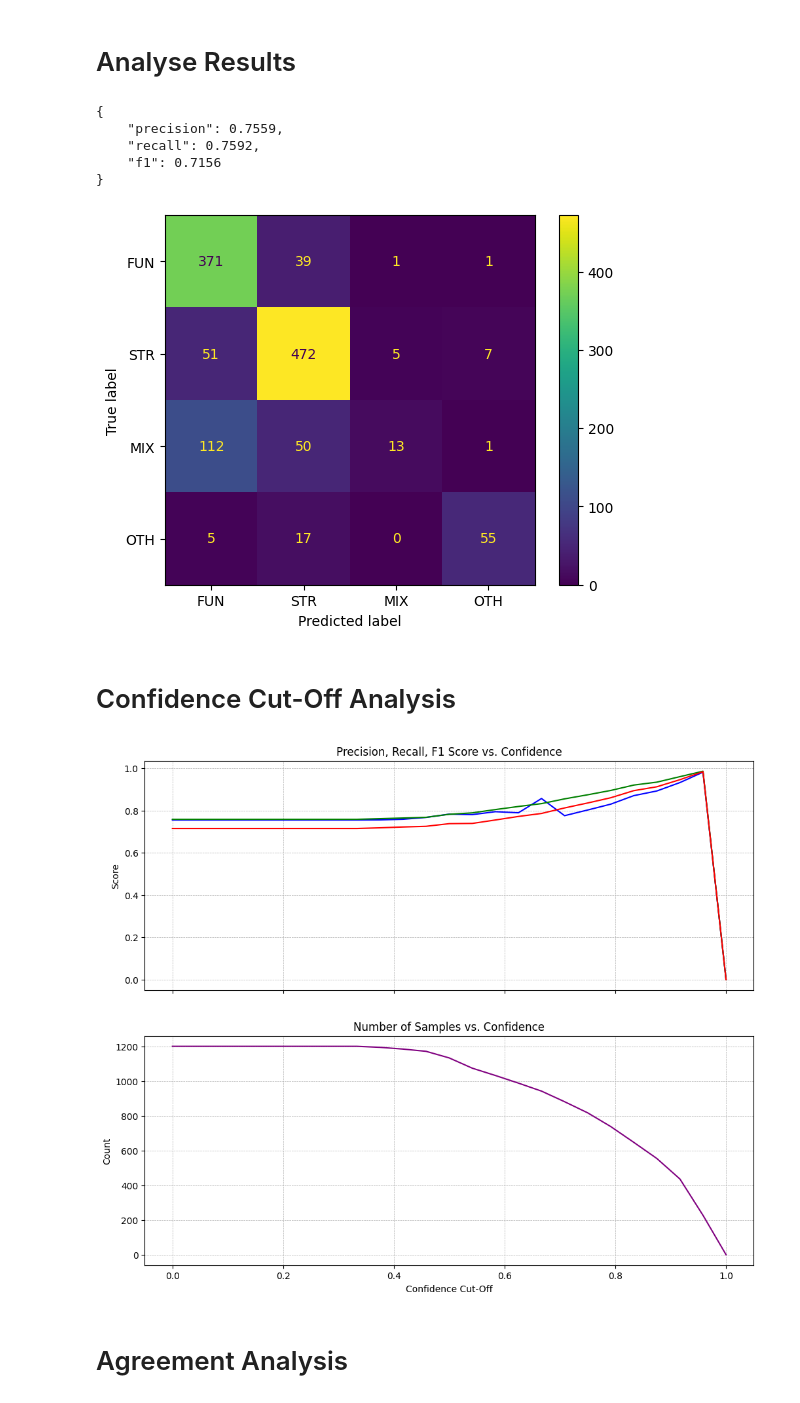
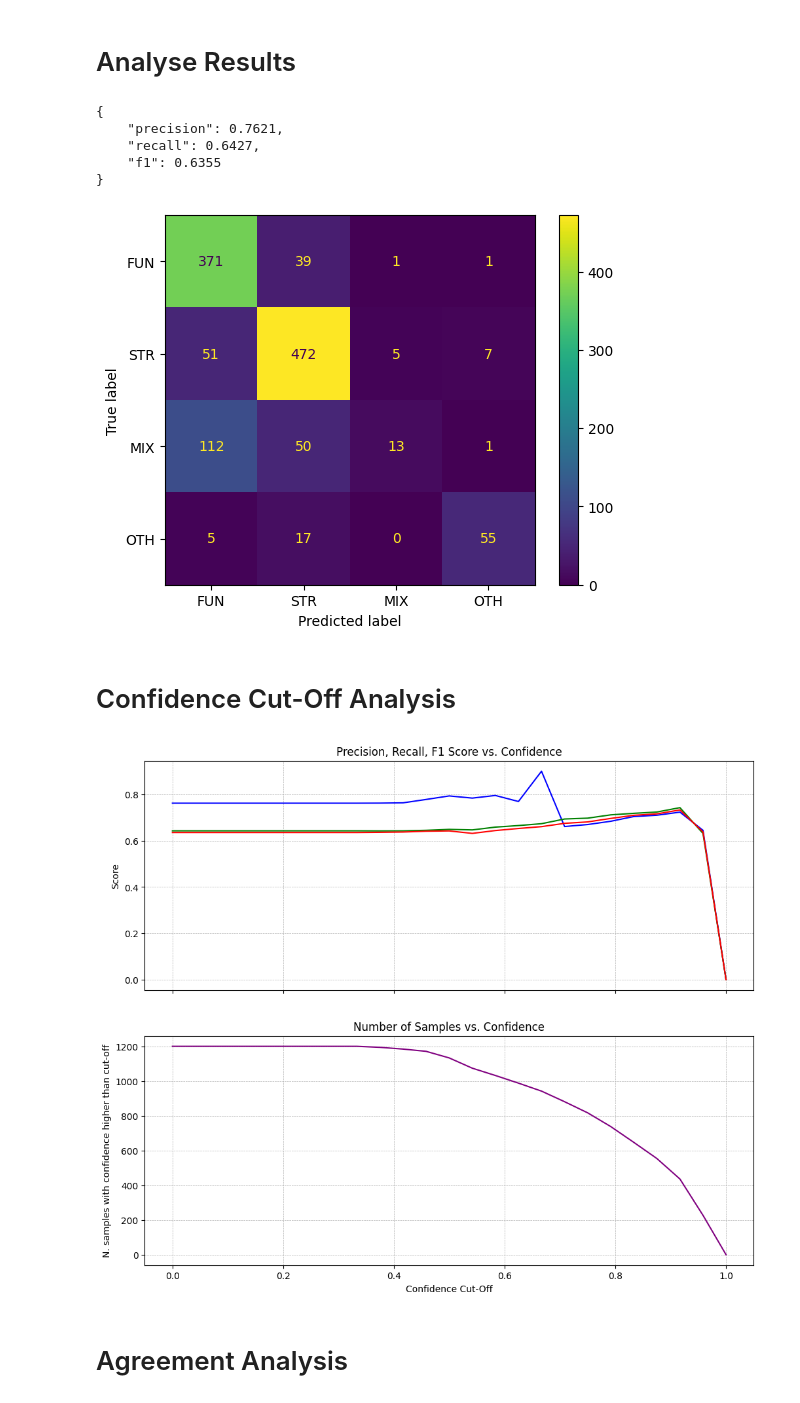
Before and after one commit to Marco-Consoloni/patent-sentence-classification, a Jupyter notebook: evaluate.ipynb, the cells around one changed output. Cells and saved outputs as stored; diff of their text form; code cells hidden in the pictures.

Commit message:
add average micro_macro_weighted

```diff
--- a/evaluate.ipynb
+++ b/evaluate.ipynb
@@ -23,9 +23,10 @@ true_labels = result_df['sent_tag']
 predicted_labels = result_df['predicted_tag']
 
 # Calculate classification metrics
-precision = precision_score(true_labels, predicted_labels, average='weighted')
-recall = recall_score(true_labels, predicted_labels, average='weighted')
-f1 = f1_score(true_labels, predicted_labels, average='weighted')
+average='macro'
+precision = precision_score(true_labels, predicted_labels, average=average)
+recall = recall_score(true_labels, predicted_labels, average=average)
+f1 = f1_score(true_labels, predicted_labels, average=average)
 results = {
     'precision': round(precision, 4),  # Rounded for better readability
     'recall': round(recall, 4),
@@ -52,9 +53,9 @@ disp.plot()
 plt.show()
 # %% [output]
 {
-    "precision": 0.7559,
-    "recall": 0.7592,
-    "f1": 0.7156
+    "precision": 0.7621,
+    "recall": 0.6427,
+    "f1": 0.6355
 }
 [figure]
 # %% [markdown]
@@ -64,6 +65,7 @@ import numpy as np
 from sklearn.metrics import precision_recall_fscore_support
 
 # Extract the maximum probability per row
+result_df["probabilities"] = result_df["probabilities"].apply(ast.literal_eval) # import as a list
 result_df['top_prob'] = result_df['probabilities'].apply(max)
 
 # Define threshold range
@@ -85,36 +87,36 @@ for threshold in thresholds:
         f1_values.append(0)
         count_values.append(0)
     else:
         # Compute precision, recall, f1-score
         count = len(selected)
-        precision, recall, f1, _ = precision_recall_fscore_support(selected['sent_class'], selected['predicted_class'], average='weighted', zero_division=0)
+        precision, recall, f1, _ = precision_recall_fscore_support(selected['sent_class'], selected['predicted_class'], average=average, zero_division=0)
         precision_values.append(precision)
         recall_values.append(recall)
         f1_values.append(f1)
         count_values.append(count)
 
 # Create figure and axes
 fig, ax = plt.subplots(2, 1, figsize=(12, 10), sharex=True)
 
 # Plot precision, recall, F1-score
 ax[0].plot(thresholds, precision_values, label="Precision", color='blue')
 ax[0].plot(thresholds, recall_values, label="Recall", color='green')
 ax[0].plot(thresholds, f1_values, label="F1 Score", color='red')
 ax[0].set_ylabel("Score")
 ax[0].set_title("Precision, Recall, F1 Score vs. Confidence")
 ax[0].grid(True, which='both', linestyle='--', linewidth=0.5)
 
 # Plot count values
 ax[1].plot(thresholds, count_values, label="Count", color='purple')
 ax[1].set_xlabel("Confidence Cut-Off")
-ax[1].set_ylabel("Count")
+ax[1].set_ylabel("N. samples with confidence higher than cut-off")
 ax[1].set_title("Number of Samples vs. Confidence")
 ax[1].grid(True, which='both', linestyle='--', linewidth=0.5)
 
 # Show the plot
 plt.show()
 # %% [output]
-[figure, old version]
+[figure, new version]
 # %% [markdown]
 # Agreement Analysis
 # %%
```
Also changed, not shown: 3 other files.
